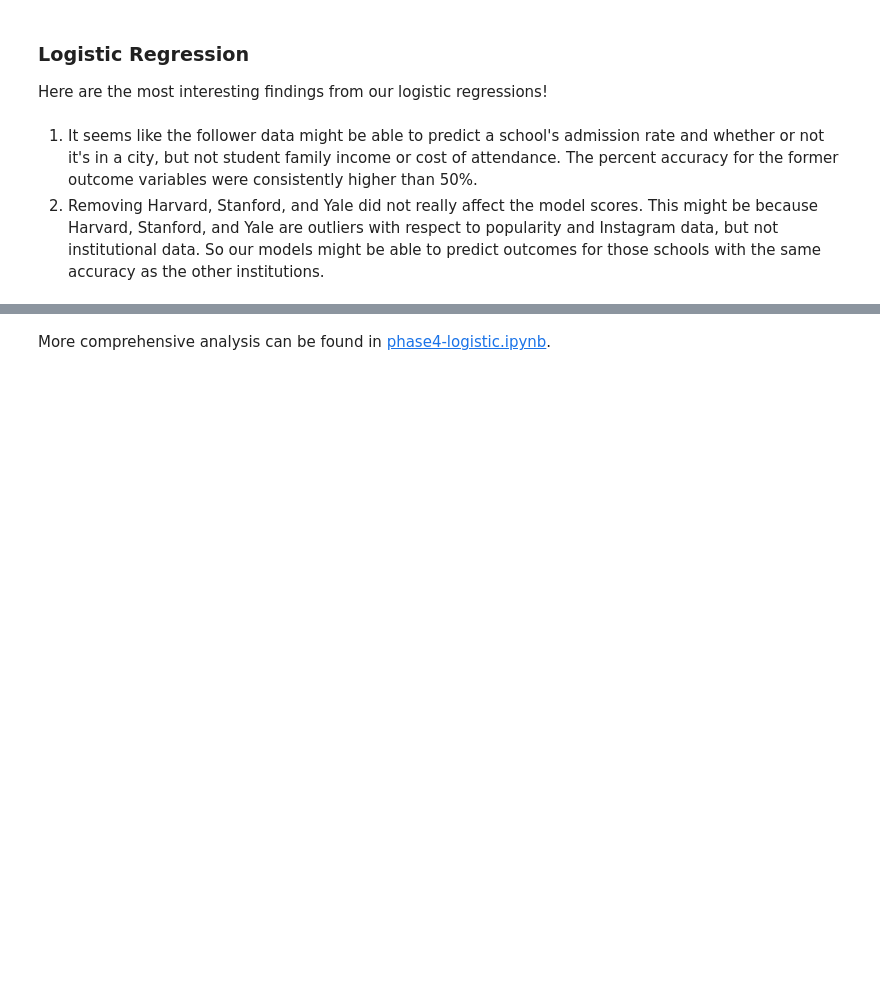
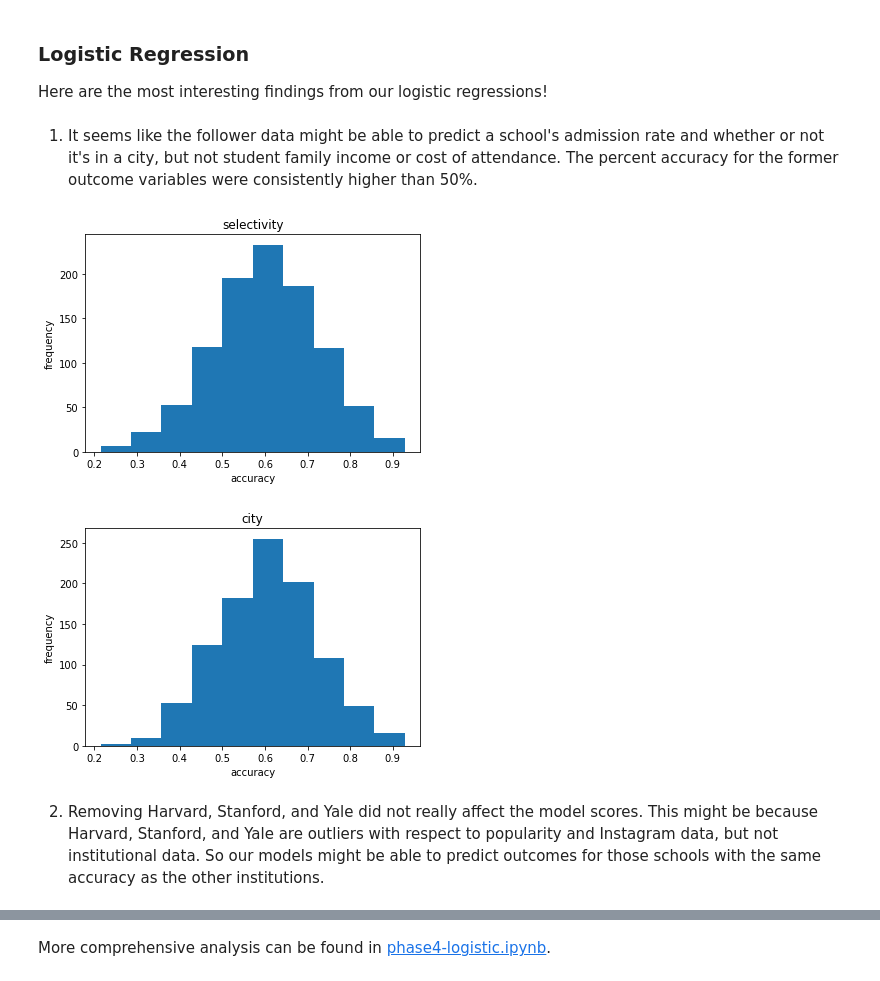
Before and after one commit to benjamin-shen/instagram-collegeuniversity-data, a Jupyter notebook: p5/phase5.ipynb, the cells around one changed output, grey strips where cells are left out. Cells and saved outputs as stored; diff of their text form; code cells hidden in the pictures; blank space fills up the shorter version.

```diff
--- a/p5/phase5.ipynb
+++ b/p5/phase5.ipynb
@@ -94,3 +153,10 @@ Here are the most interesting findings from our logistic regressions!
+# %% [markdown]
+1. It seems like the follower data might be able to predict a school's admission rate and whether or not it's in a city, but not student family income or cost of attendance. The percent accuracy for the former outcome variables were consistently higher than 50%.
+# %%
+logistic.plot_accuracies(logistic.selectivity_accuracies, "selectivity")
+logistic.plot_accuracies(logistic.city_accuracies, "city")
+# %% [output]
+[figure, added]
+[figure, added]
 # %% [markdown]
-1. It seems like the follower data might be able to predict a school's admission rate and whether or not it's in a city, but not student family income or cost of attendance. The percent accuracy for the former outcome variables were consistently higher than 50%.
 2. Removing Harvard, Stanford, and Yale did not really affect the model scores. This might be because Harvard, Stanford, and Yale are outliers with respect to popularity and Instagram data, but not institutional data. So our models might be able to predict outcomes for those schools with the same accuracy as the other institutions.
```
Also changed, not shown: parts of 21 cells of this notebook, 5 other files.
